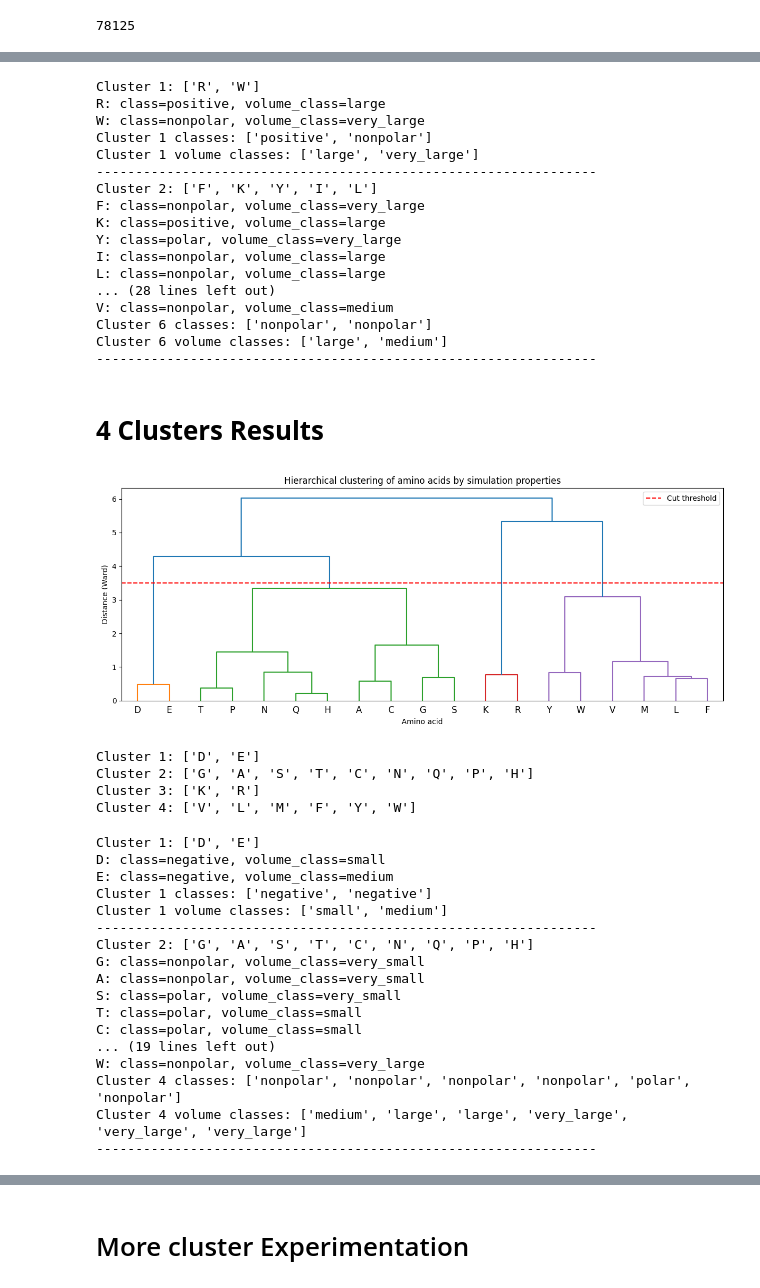
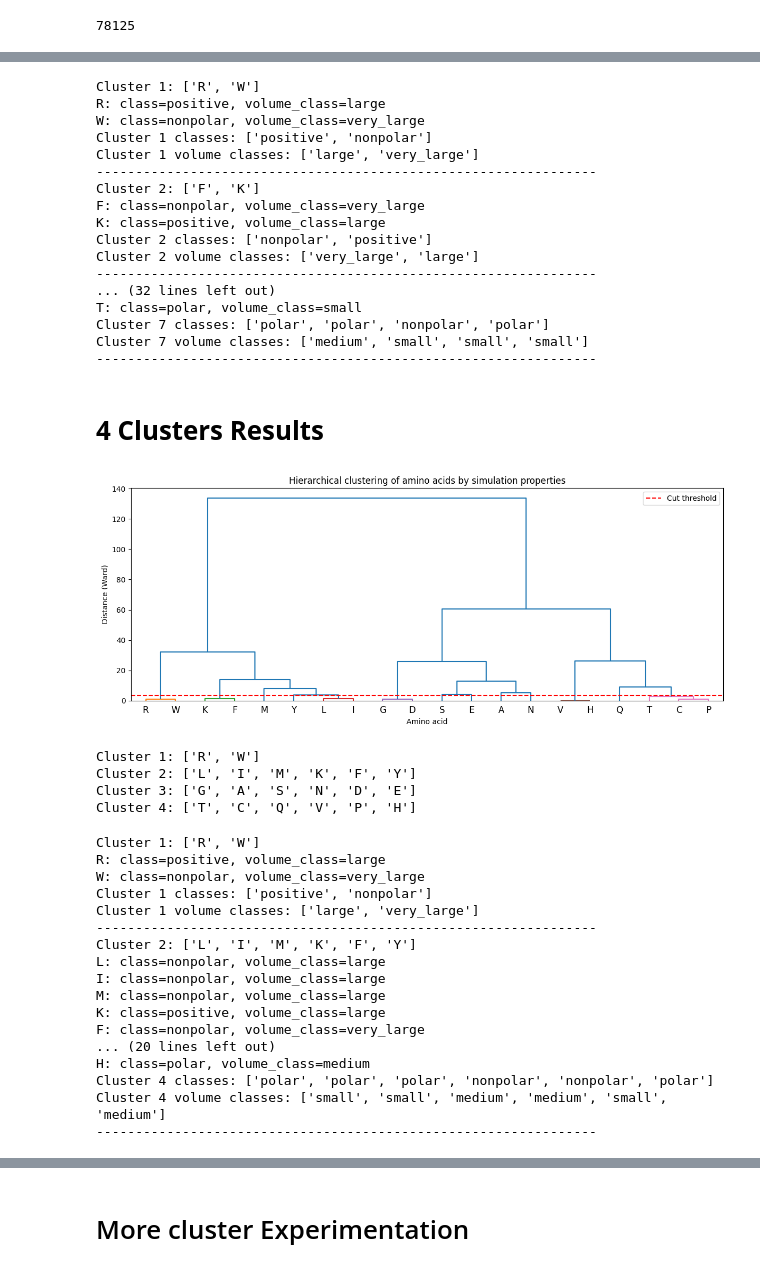
Before and after one commit to ivaidya11/cDNAtlasProject, a Jupyter notebook: notebooks/07b_clustering_weighted.ipynb, the cells around one changed output, grey strips where cells are left out. Cells and saved outputs as stored; diff of their text form; code cells hidden in the pictures.

```diff
--- a/notebooks/07b_clustering_weighted.ipynb
+++ b/notebooks/07b_clustering_weighted.ipynb
@@ -221,7 +221,7 @@ ax.set_ylabel('Current distance (pA)')
 plt.tight_layout()
 plt.show()
 
-n_clusters = 6
+n_clusters = 7
 labels_current = fcluster(linkage_matrix_current, n_clusters, criterion='maxclust')
 cluster_df_current = pd.DataFrame({'AA': amino_acids, 'cluster': labels_current, 'score': df_weighted['score']})
 cluster_df_current = cluster_df_current.sort_values('score')
@@ -247,0 +248,7 @@ D  D        3  114.023502
+# %%
+labels = fcluster(linkage_matrix_current, n_clusters, criterion='maxclust')
+
+cluster_df = pd.DataFrame({'AA': amino_acids, 'cluster': labels})
+for c in sorted(cluster_df['cluster'].unique()):
+    members = cluster_df[cluster_df['cluster'] == c]['AA'].tolist()
+    print(f"Cluster {c}: {members}")
@@ -261,53 +276,53 @@ W: class=nonpolar, volume_class=very_large
 Cluster 1 classes: ['positive', 'nonpolar']
 Cluster 1 volume classes: ['large', 'very_large']
 ----------------------------------------------------------------
-Cluster 2: ['F', 'K', 'Y', 'I', 'L']
+Cluster 2: ['F', 'K']
 F: class=nonpolar, volume_class=very_large
 K: class=positive, volume_class=large
-Y: class=polar, volume_class=very_large
-I: class=nonpolar, volume_class=large
-L: class=nonpolar, volume_class=large
-... (28 lines left out)
-V: class=nonpolar, volume_class=medium
-Cluster 6 classes: ['nonpolar', 'nonpolar']
-Cluster 6 volume classes: ['large', 'medium']
+Cluster 2 classes: ['nonpolar', 'positive']
+Cluster 2 volume classes: ['very_large', 'large']
 ----------------------------------------------------------------
+... (32 lines left out)
+T: class=polar, volume_class=small
+Cluster 7 classes: ['polar', 'polar', 'nonpolar', 'polar']
+Cluster 7 volume classes: ['medium', 'small', 'small', 'small']
+----------------------------------------------------------------
 # %% [markdown]
 # **4 Clusters Results**
 # %%
 # 'ward' minimizes variance within clusters — good default
-linkage_matrix = linkage(X_scaled, method='ward')
+linkage_matrix = linkage(X_current, method='ward')
 
 # --- 4. Plot dendrogram ---
 fig, ax = plt.subplots(figsize=(12, 5))
 dendrogram(
     linkage_matrix,
     labels=amino_acids,
     ax=ax,
     color_threshold=3.5  # adjust this to change where clusters are cut
 )
 ax.set_title('Hierarchical clustering of amino acids by simulation properties')
 ax.set_xlabel('Amino acid')
 ax.set_ylabel('Distance (Ward)')
 ax.axhline(y=3.5, color='red', linestyle='--', label='Cut threshold')
 ax.legend()
 plt.tight_layout()
 plt.show()
 
 # --- 5. Extract flat clusters ---
 n_clusters = 4  # start with 4 to compare against your physicochemical scheme
 labels = fcluster(linkage_matrix, n_clusters, criterion='maxclust')
 
 cluster_df = pd.DataFrame({'AA': amino_acids, 'cluster': labels})
 for c in sorted(cluster_df['cluster'].unique()):
     members = cluster_df[cluster_df['cluster'] == c]['AA'].tolist()
     print(f"Cluster {c}: {members}")
 # %% [output]
-[figure, old version]
+[figure, new version]
-Cluster 1: ['D', 'E']
-Cluster 2: ['G', 'A', 'S', 'T', 'C', 'N', 'Q', 'P', 'H']
-Cluster 3: ['K', 'R']
-Cluster 4: ['V', 'L', 'M', 'F', 'Y', 'W']
+Cluster 1: ['R', 'W']
+Cluster 2: ['L', 'I', 'M', 'K', 'F', 'Y']
+Cluster 3: ['G', 'A', 'S', 'N', 'D', 'E']
+Cluster 4: ['T', 'C', 'Q', 'V', 'P', 'H']
 # %%
 for c in sorted(cluster_df['cluster'].unique()):
     members = cluster_df[cluster_df['cluster'] == c]['AA'].tolist()
@@ -318,22 +333,22 @@ for c in sorted(cluster_df['cluster'].unique()):
     print(f"Cluster {c} volume classes: {[AA_VOLUME_CLASS[aa] for aa in members]}")
     print("----------------------------------------------------------------")
 # %% [output]
-Cluster 1: ['D', 'E']
-D: class=negative, volume_class=small
-E: class=negative, volume_class=medium
-Cluster 1 classes: ['negative', 'negative']
-Cluster 1 volume classes: ['small', 'medium']
+Cluster 1: ['R', 'W']
+R: class=positive, volume_class=large
+W: class=nonpolar, volume_class=very_large
+Cluster 1 classes: ['positive', 'nonpolar']
+Cluster 1 volume classes: ['large', 'very_large']
 ----------------------------------------------------------------
-Cluster 2: ['G', 'A', 'S', 'T', 'C', 'N', 'Q', 'P', 'H']
-G: class=nonpolar, volume_class=very_small
-A: class=nonpolar, volume_class=very_small
-S: class=polar, volume_class=very_small
-T: class=polar, volume_class=small
-C: class=polar, volume_class=small
-... (19 lines left out)
-W: class=nonpolar, volume_class=very_large
-Cluster 4 classes: ['nonpolar', 'nonpolar', 'nonpolar', 'nonpolar', 'polar', 'nonpolar']
-Cluster 4 volume classes: ['medium', 'large', 'large', 'very_large', 'very_large', 'very_large']
+Cluster 2: ['L', 'I', 'M', 'K', 'F', 'Y']
+L: class=nonpolar, volume_class=large
+I: class=nonpolar, volume_class=large
+M: class=nonpolar, volume_class=large
+K: class=positive, volume_class=large
+F: class=nonpolar, volume_class=very_large
+... (20 lines left out)
+H: class=polar, volume_class=medium
+Cluster 4 classes: ['polar', 'polar', 'polar', 'nonpolar', 'nonpolar', 'polar']
+Cluster 4 volume classes: ['small', 'small', 'medium', 'medium', 'small', 'medium']
 ----------------------------------------------------------------
 # %%
 for c in sorted(cluster_df['cluster'].unique()):
```
Also changed, not shown: parts of 8 cells of this notebook, 30 other files.
